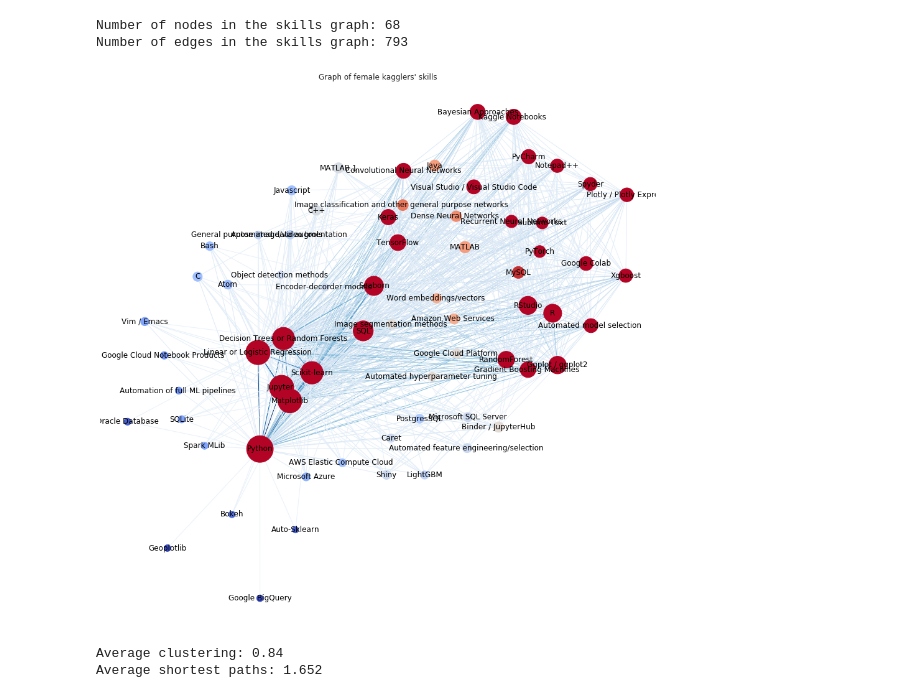
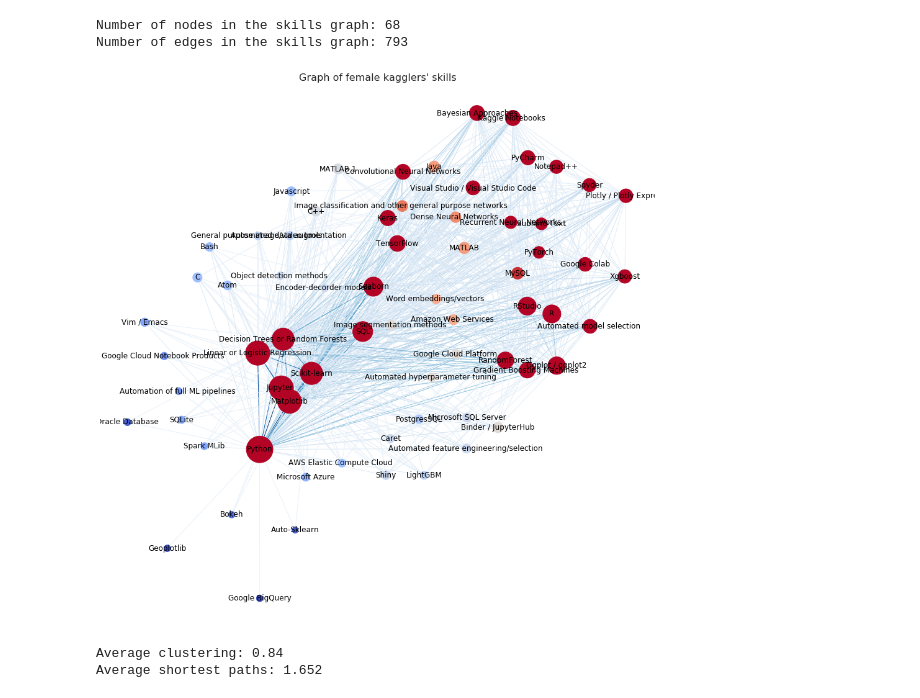
Before and after one commit to sfczekalski/women_kaggle, a Jupyter notebook: notebooks/Analysis.ipynb, the cells around one changed output. Drawn from its saved outputs; the diff is of its cells as text; code cells hidden in the pictures.

```diff
--- a/notebooks/Analysis.ipynb
+++ b/notebooks/Analysis.ipynb
@@ -286,6 +286,13 @@ for edge in tqdm.tqdm_notebook(UG.edges(data=True)):
         UG_filtered.add_edge(u, v, weight=weight)
 
 del UG
+
+# Filter out users with only one skill
+degrees = list(dict(UG_filtered.degree()).values())
+initial_nodes = list(UG_filtered.nodes())
+for i, node in tqdm.tqdm_notebook(enumerate(initial_nodes)):
+    if degrees[i] < 5:
+        UG_filtered.remove_node(node)
 # %%
 print(f'Number of nodes in the female kagglers graph: {UG_filtered.order()}')
 print(f'Number of edges in the female kagglers graph: {UG_filtered.size()}')
@@ -360,29 +375,29 @@ Number of edges in the skills graph: 793
 # %%
 plt.figure(figsize=(16, 16))
 pos = nx.kamada_kawai_layout(SG)
 
 # Plot nodes, scalled according to their popularity
 df_skill_popularity = pd.DataFrame(df_skills.sum(axis=0), index=df_skills.columns, columns=['count'])
 cores_dict = nx.algorithms.core.core_number(SG)
 nx.draw_networkx_nodes(SG,
                        pos,
                        node_color=list(cores_dict.values()),
                        cmap=plt.cm.coolwarm,
                        node_size=[df_skill_popularity.loc[name, 'count'] for name in SG.nodes()])
 # Plot edges
 edge_color = [attr['weight'] * 10 for u, v, attr in SG.edges(data=True)]
 nx.draw_networkx_edges(SG,
                        pos,
                        edge_color=edge_color,
                        edge_vmin=0,
                        edge_vmax=max(edge_color),
                        edge_cmap=plt.cm.Blues)
 # Plot labels
 nx.draw_networkx_labels(SG, pos, fontsize=8)
-plt.title('Graph of female kagglers\' skills')
+plt.title('Graph of female kagglers\' skills', fontsize=16)
 plt.axis('off');
 # %% [output]
-[figure, old version]
+[figure, new version]
 # %%
 print(f'Average clustering: {round(nx.average_clustering(SG), 3)}')
 print(f'Average shortest paths: {round(nx.average_shortest_path_length(SG), 3)}')
```
Also changed, not shown: parts of 3 cells of this notebook.
